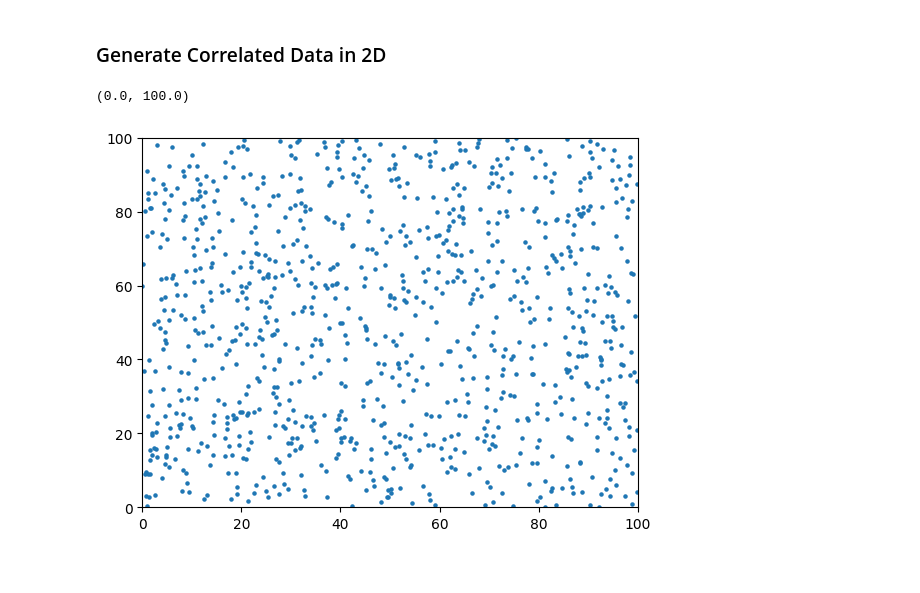
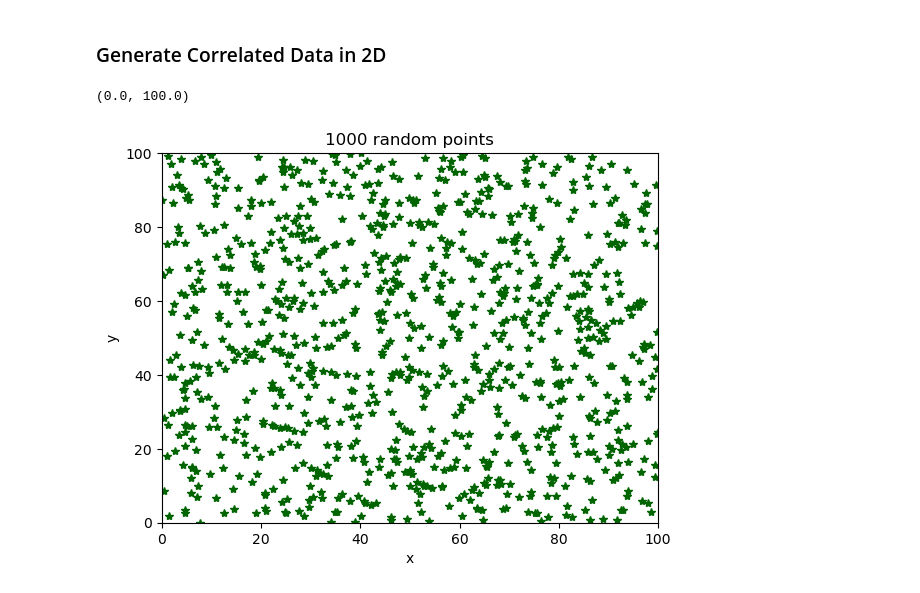
Before and after one commit to xlxnsxzpxtx/Metodos_cosmo, a Jupyter notebook: practica_2/practica_2.ipynb, the cells around one changed output. Cells and saved outputs as stored; diff of their text form; code cells hidden in the pictures.

```diff
--- a/practica_2/practica_2.ipynb
+++ b/practica_2/practica_2.ipynb
@@ -4,29 +4,19 @@ import matplotlib.pyplot as plt
 # %% [markdown]
 ### Generate Correlated Data in 2D
 # %%
-## First, we generate the 2d box with 1000 random points:
-N = 1000
-h = 100 # height
-w = 100 # width
-
-
-def f_rand(N,h,w):
-    s = []
+## First, we  generate the 2d box with 1000 random points:
+N1 = 1000 # Number of random points
+h1 = 100 # height
+w1 = 100 # width
+def f_rand(N,w,h):
+    s = [[], []]
     for i in range(N):
-        x = np.random.uniform(0,h)
-        y = np.random.uniform(0,w)
-        x = x % h # periodicity condition
-        y = y % w
-        s.append((x,y))
+        x = np.random.uniform(0,w)
+        y = np.random.uniform(0,h)
+        x = x % w # periodicity condition
+        y = y % h
+        s[0].append(x)
+        s[1].append(y)
     return s
 
-
-
-R = np.array(f_rand(N,h,w))
-x_c, y_c = zip(*R)
-plt.scatter(x_c, y_c,5)
-plt.xlim(0, w)
-plt.ylim(0, h)
+R = f_rand(N1,w1,h1)
-# %% [output]
-(0.0, 100.0)
-[figure, removed]
@@ -49 +23,14 @@ circle_centers_y = np.random.uniform(r_c,100,c_num)
+# %%
+# the plot is the following
+X_rand = R[0]
+Y_rand = R[1]
+plt.plot(X_rand,Y_rand,'*',c='darkgreen')
+plt.xlabel('x')
+plt.ylabel('y')
+plt.title('1000 random points')
+plt.xlim(0, w1)
+plt.ylim(0, h1)
+# %% [output]
+(0.0, 100.0)
+[figure, added]
 # %%
```
Also changed, not shown: parts of 24 cells of this notebook, 2 other files.
